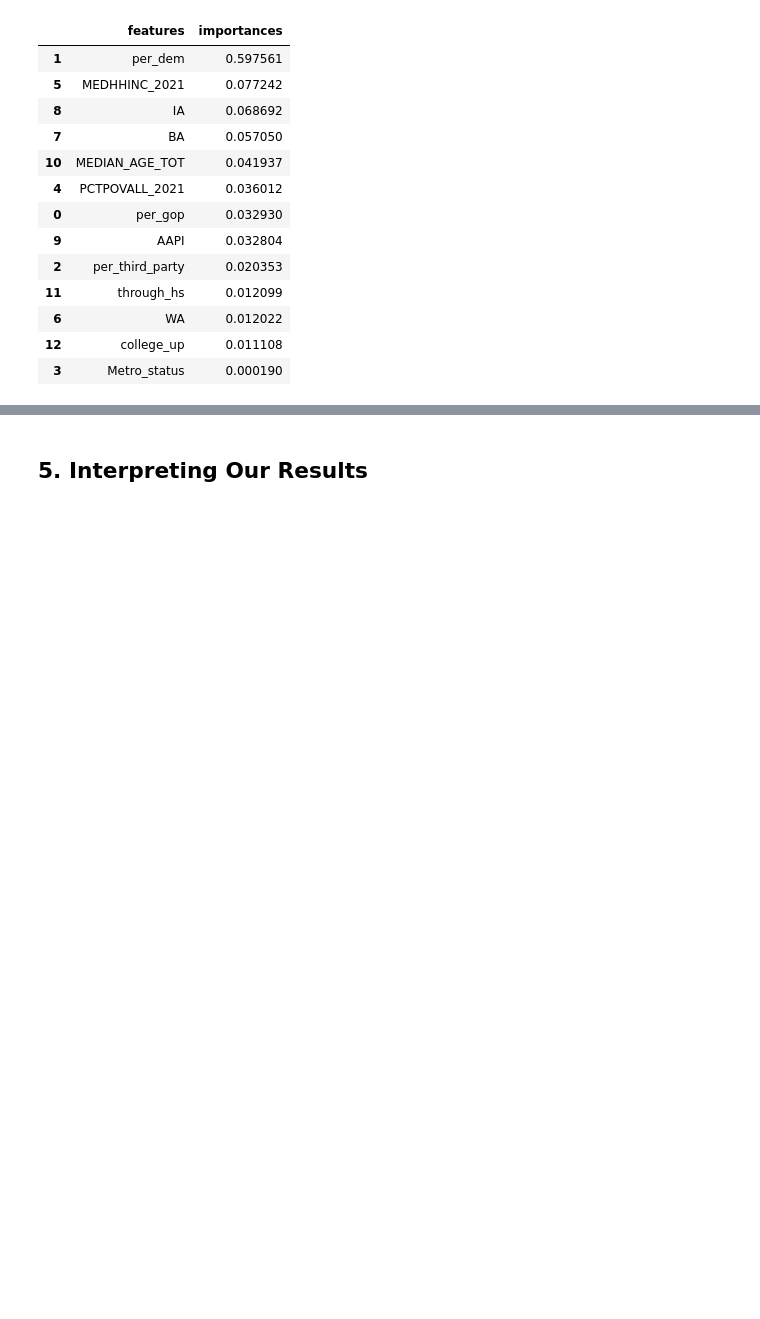
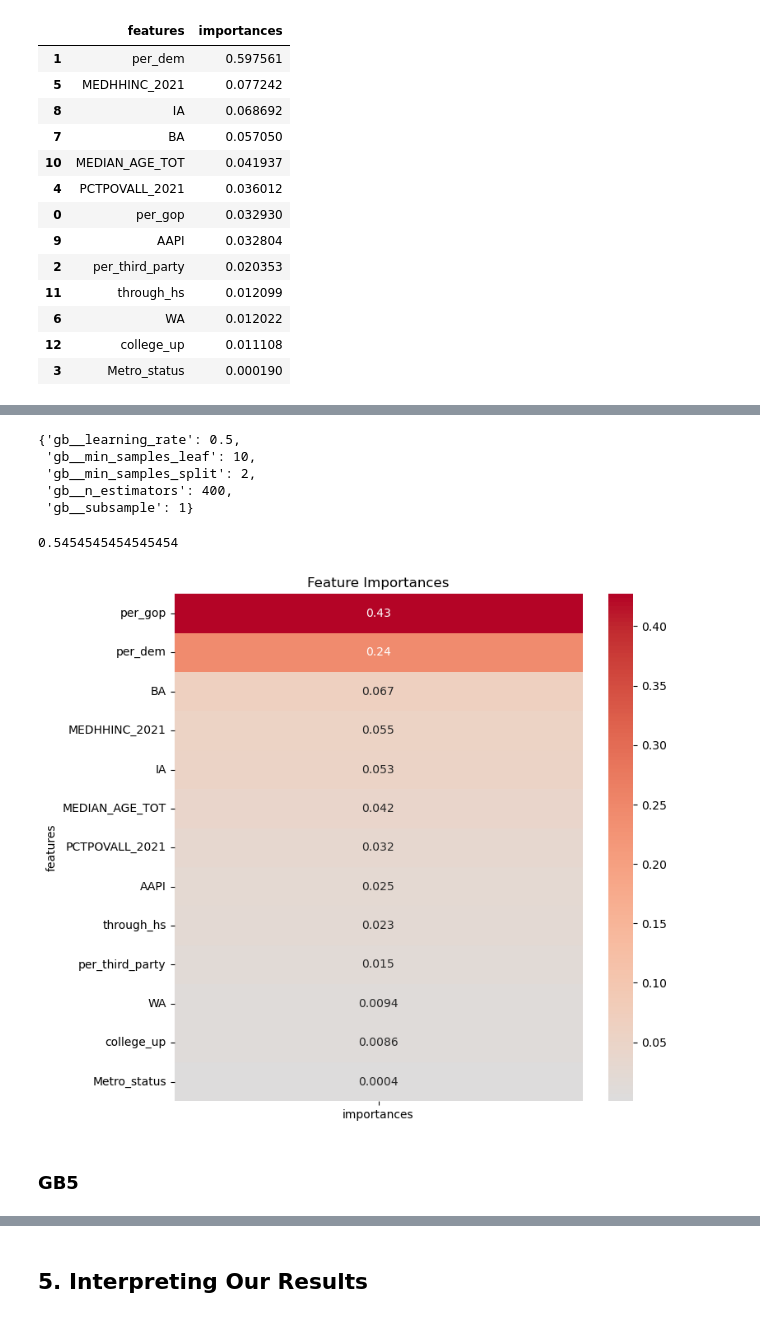
Before and after one commit to natehiatt/covid_vax_project, a Jupyter notebook: Final.ipynb, the cells around one changed output, grey strips where cells are left out. Saved outputs shown, nothing was run; the diff lists cells and outputs as text; code cells hidden in the pictures; blank space fills up the shorter version.

```diff
--- a/Final.ipynb
+++ b/Final.ipynb
@@ -1766,0 +1931,27 @@ plot_feature_importances(pipe_grid_gb3.best_estimator_.named_steps['gb'], X)
+# %%
+pipe_grid_gb4.best_params_
+# %% [output]
+{'gb__learning_rate': 0.5,
+ 'gb__min_samples_leaf': 10,
+ 'gb__min_samples_split': 2,
+ 'gb__n_estimators': 400,
+ 'gb__subsample': 1}
+# %%
+y_pred = pipe_grid_gb4.predict(X_test)
+precision = precision_score(y_test, y_pred)
+precision
+# %% [output]
+0.5454545454545454
+# %%
+
+feature_importances = get_feature_importances(pipe_grid_gb4.best_estimator_.named_steps['gb'], X)
+feature_importances = feature_importances.sort_values('importances', ascending=False)
+
+plt.figure(figsize=(8, 8))
+sns.heatmap(feature_importances.set_index('features'), annot=True, cmap='coolwarm', center=0)
+plt.title('Feature Importances')
+plt.show()
+# %% [output]
+[figure, added]
+# %% [markdown]
+### GB5
```
Also changed, not shown: parts of 18 cells of this notebook.
